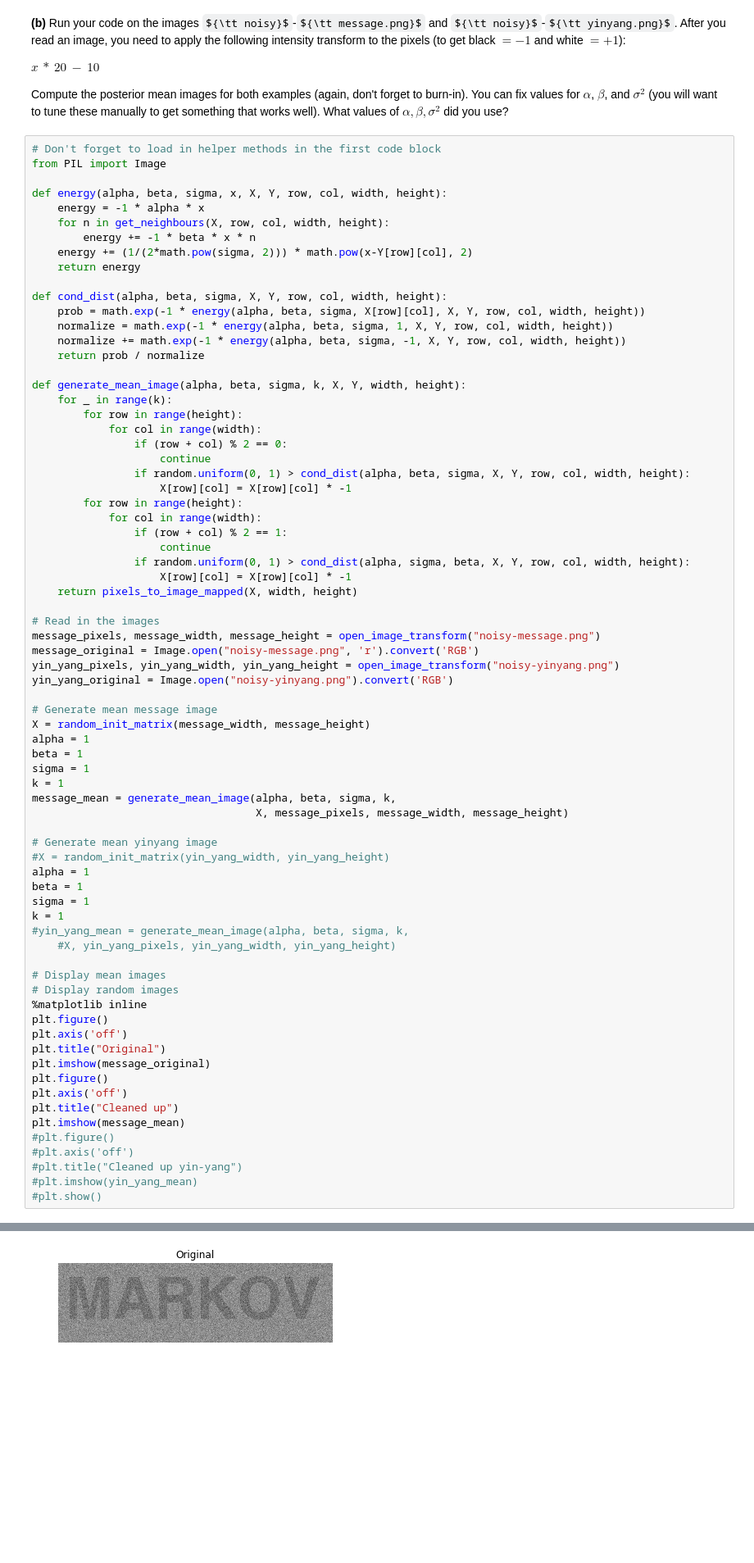
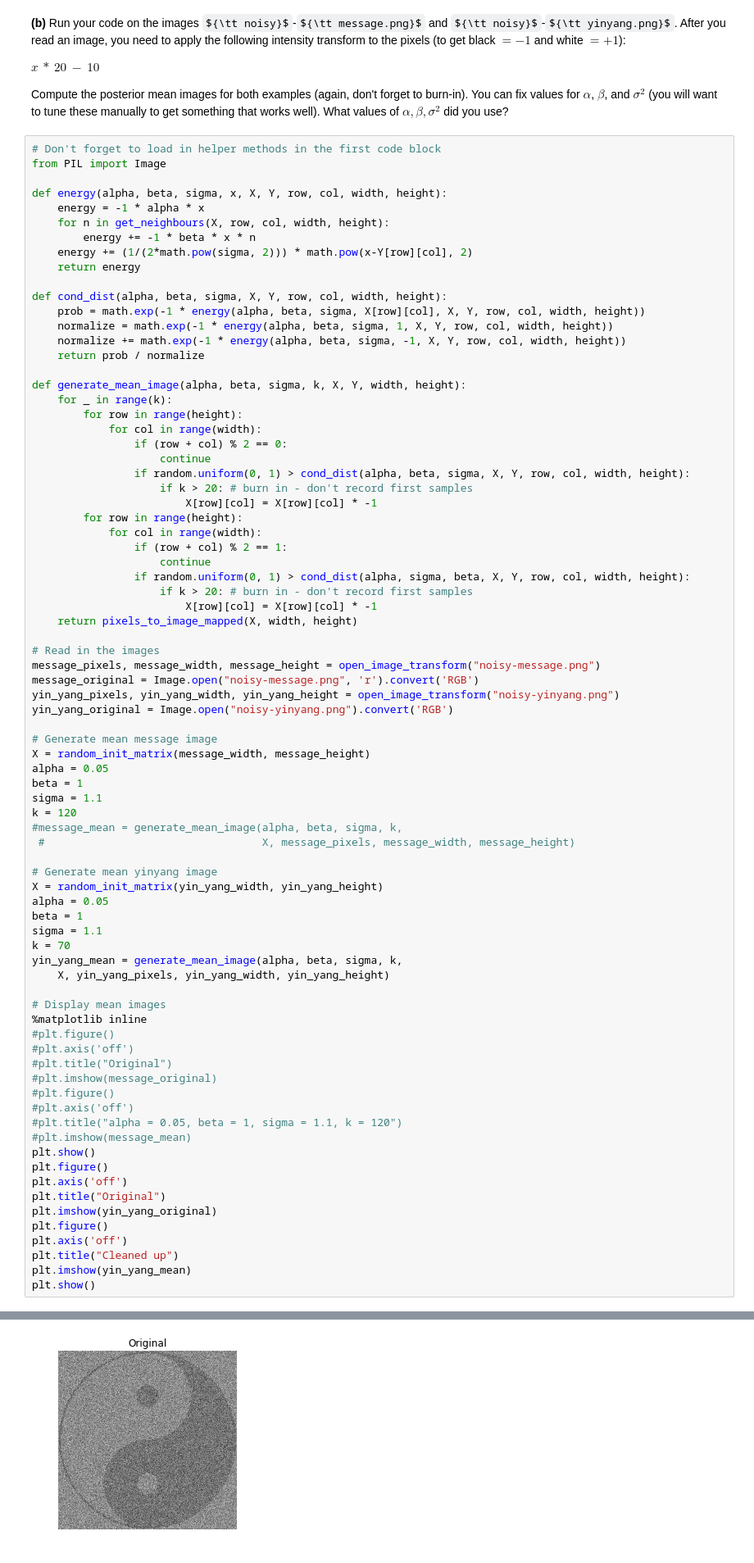
Before and after one commit to jspitkin/spring2018, a Jupyter notebook: pm/hw3/hw3.ipynb, the cells around one changed output, grey strips where cells are left out. Shown at 82% size. Drawn from its saved outputs; the diff is of its cells as text; some formulas as TeX source; blank space fills up the shorter version.

```diff
--- a/pm/hw3/hw3.ipynb
+++ b/pm/hw3/hw3.ipynb
@@ -169,13 +178,15 @@ def generate_mean_image(alpha, beta, sigma, k, X, Y, width, height):
                 if (row + col) % 2 == 0:
                     continue
                 if random.uniform(0, 1) > cond_dist(alpha, beta, sigma, X, Y, row, col, width, height):
-                    X[row][col] = X[row][col] * -1
+                    if k > 20: # burn in - don't record first samples
+                        X[row][col] = X[row][col] * -1
         for row in range(height):
             for col in range(width):
                 if (row + col) % 2 == 1:
                     continue
                 if random.uniform(0, 1) > cond_dist(alpha, sigma, beta, X, Y, row, col, width, height):
-                    X[row][col] = X[row][col] * -1
+                    if k > 20: # burn in - don't record first samples
+                        X[row][col] = X[row][col] * -1
     return pixels_to_image_mapped(X, width, height)
 
 # Read in the images
@@ -186,36 +197,40 @@ yin_yang_original = Image.open("noisy-yinyang.png").convert('RGB')
 
 # Generate mean message image
 X = random_init_matrix(message_width, message_height)
-alpha = 1
+alpha = 0.05
 beta = 1
-sigma = 1
-k = 1
-message_mean = generate_mean_image(alpha, beta, sigma, k,
-                                   X, message_pixels, message_width, message_height)
+sigma = 1.1
+k = 120
+#message_mean = generate_mean_image(alpha, beta, sigma, k,
+ #                                  X, message_pixels, message_width, message_height)
 
 # Generate mean yinyang image
-#X = random_init_matrix(yin_yang_width, yin_yang_height)
-alpha = 1
+X = random_init_matrix(yin_yang_width, yin_yang_height)
+alpha = 0.05
 beta = 1
-sigma = 1
-k = 1
-#yin_yang_mean = generate_mean_image(alpha, beta, sigma, k,
-    #X, yin_yang_pixels, yin_yang_width, yin_yang_height)
+sigma = 1.1
+k = 70
+yin_yang_mean = generate_mean_image(alpha, beta, sigma, k,
+    X, yin_yang_pixels, yin_yang_width, yin_yang_height)
 
 # Display mean images
-# Display random images
 %matplotlib inline
+#plt.figure()
+#plt.axis('off')
+#plt.title("Original")
+#plt.imshow(message_original)
+#plt.figure()
+#plt.axis('off')
+#plt.title("alpha = 0.05, beta = 1, sigma = 1.1, k = 120")
+#plt.imshow(message_mean)
+plt.show()
 plt.figure()
 plt.axis('off')
 plt.title("Original")
-plt.imshow(message_original)
+plt.imshow(yin_yang_original)
 plt.figure()
 plt.axis('off')
 plt.title("Cleaned up")
-plt.imshow(message_mean)
-#plt.figure()
-#plt.axis('off')
-#plt.title("Cleaned up yin-yang")
-#plt.imshow(yin_yang_mean)
-#plt.show()
+plt.imshow(yin_yang_mean)
+plt.show()
 # %% [output]
@@ -223 +237 @@ plt.imshow(message_mean)
-[figure, old version]
+[figure, new version]
```
Also changed, not shown: parts of 2 cells of this notebook.
